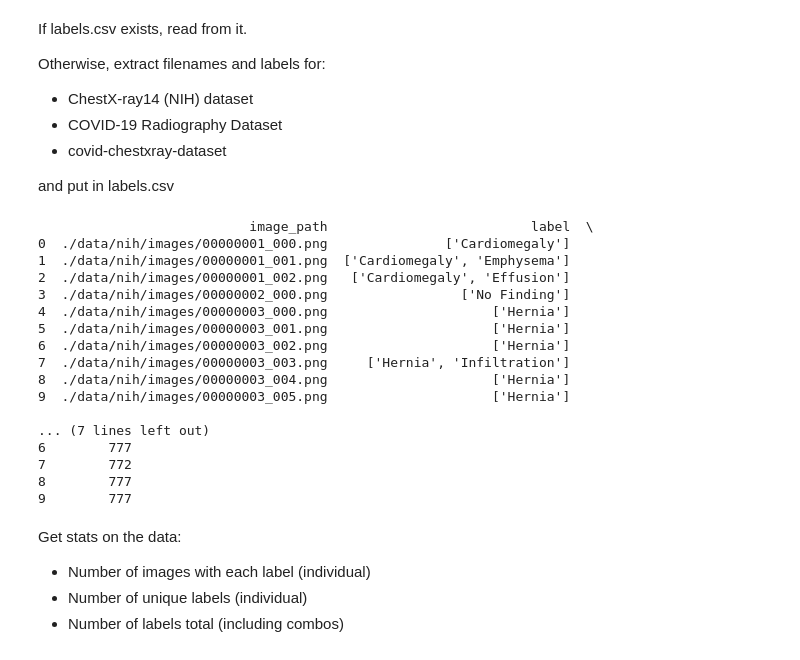
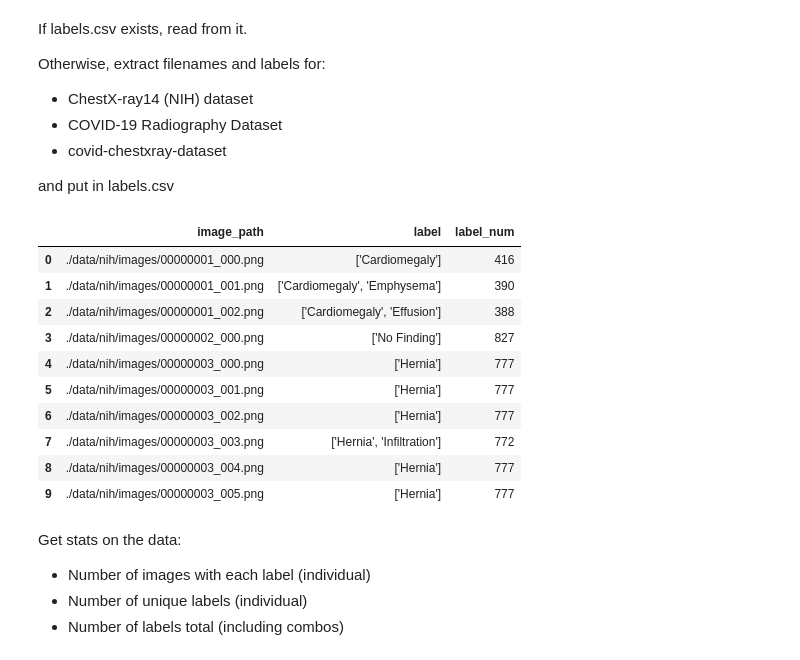
Before and after one commit to edwin-pan/MetaCheX, a Jupyter notebook: MetaCheX.ipynb, the cells around one changed output. Saved outputs shown, nothing was run; the diff lists cells and outputs as text; code cells hidden in the pictures.

```diff
--- a/MetaCheX.ipynb
+++ b/MetaCheX.ipynb
@@ -63,51 +63,45 @@ else:
             p_idx = label.index('Pneumonia')
             label.pop(p_idx + 1)
             #sort the labels to be in alphabetical order
             df_cc.at[i, 'label'] = sorted(label)
 
     df_cc['image_path'] = PATH_TO_DATA_FOLDER + '/' + COVID_CHESTXRAY_IMAGES + '/' + df_cc['image_path']
     df = df.append(df_cc)
 
     ## COVID-19 Radiography
     full_path = os.path.join(PATH_TO_DATA_FOLDER, COVID_19_RADIOGRAPHY_IMAGES)
     df_cr = pd.DataFrame(columns=['image_path', 'label'])
     image_lst = sorted(list(glob(f"{full_path}/*"))) ## gets list of all image filepaths
     label_arr = np.array([f[f.rindex('/') + 1:f.rindex('-')] for f in image_lst])
     label_arr = np.where(label_arr == 'COVID', 'COVID-19', label_arr) ## replace COVID with COVID-19 for consistency
     label_arr = np.where(label_arr == 'Viral Pneumonia', 'Pneumonia', label_arr)
     label_arr = np.where(label_arr == 'Normal', 'No Finding', label_arr) ## replace 'Normal' with 'No Finding'
     df_cr['image_path'] = image_lst
     df_cr['label'] = label_arr
     df_cr['label'] = df_cr['label'].str.split(pat='.') ## makes each label a list (random sep so that no split on space)
     df = df.append(df_cr)
 
     df = df.reset_index(drop=True)
     df.to_csv(labels_path, index=False)
 
     ## Reads in the new csv and adds label_num col (requires label to be str rather than list of str)
     df = pd.read_csv(labels_path)
     df['label_num'] = df.groupby(['label']).ngroup()
     df['label'] = df['label'].apply(lambda x: x[1:-1].split(', ')) ## convert to list of str
 
-print(df.head(10))
+display(df.head(10))
 # %% [output]
-                           image_path                          label  \
-0  ./data/nih/images/00000001_000.png               ['Cardiomegaly']
-1  ./data/nih/images/00000001_001.png  ['Cardiomegaly', 'Emphysema']
-2  ./data/nih/images/00000001_002.png   ['Cardiomegaly', 'Effusion']
-3  ./data/nih/images/00000002_000.png                 ['No Finding']
-4  ./data/nih/images/00000003_000.png                     ['Hernia']
-5  ./data/nih/images/00000003_001.png                     ['Hernia']
-6  ./data/nih/images/00000003_002.png                     ['Hernia']
-7  ./data/nih/images/00000003_003.png     ['Hernia', 'Infiltration']
-8  ./data/nih/images/00000003_004.png                     ['Hernia']
-9  ./data/nih/images/00000003_005.png                     ['Hernia']
-
-... (7 lines left out)
-6        777
-7        772
-8        777
-9        777
+|  | image_path | label | label_num |
+| 0 | ./data/nih/images/00000001_000.png | ['Cardiomegaly'] | 416 |
+| 1 | ./data/nih/images/00000001_001.png | ['Cardiomegaly', 'Emphysema'] | 390 |
+| 2 | ./data/nih/images/00000001_002.png | ['Cardiomegaly', 'Effusion'] | 388 |
+| 3 | ./data/nih/images/00000002_000.png | ['No Finding'] | 827 |
+| 4 | ./data/nih/images/00000003_000.png | ['Hernia'] | 777 |
+| 5 | ./data/nih/images/00000003_001.png | ['Hernia'] | 777 |
+| 6 | ./data/nih/images/00000003_002.png | ['Hernia'] | 777 |
+| 7 | ./data/nih/images/00000003_003.png | ['Hernia', 'Infiltration'] | 772 |
+| 8 | ./data/nih/images/00000003_004.png | ['Hernia'] | 777 |
+| 9 | ./data/nih/images/00000003_005.png | ['Hernia'] | 777 |
 # %% [markdown]
 Get stats on the data:
 - Number of images with each label (individual)
```
Also changed, not shown: parts of 11 cells of this notebook.
